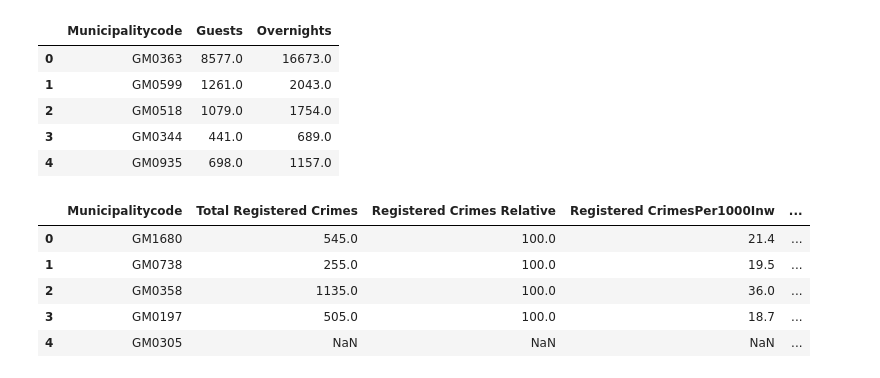
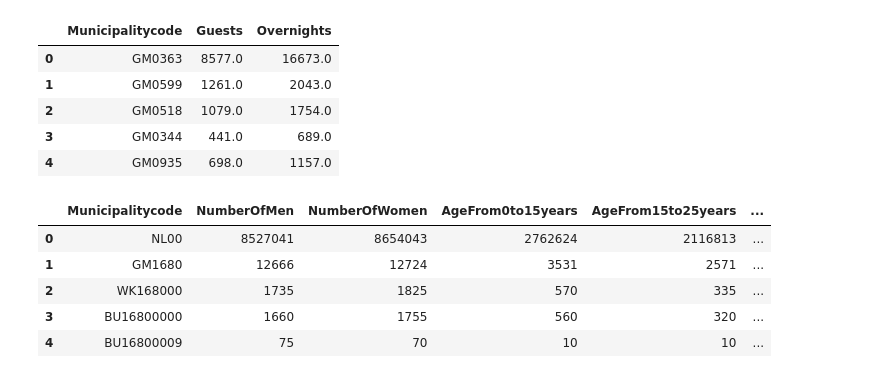
Before and after one commit to Rokra1995/ML-houseprice-pipeline, a Jupyter notebook: notebooks/Emmanuel.ipynb, the cells around one changed output. Cells and saved outputs as stored; diff of their text form; code cells hidden in the pictures.

```diff
--- a/notebooks/Emmanuel.ipynb
+++ b/notebooks/Emmanuel.ipynb
@@ -29,7 +29,15 @@ class DataLoader(object):
               print('ID, SoortMisdrijf & Perioden successfully dropped')
               data = data.replace(0.0, np.nan)
               data = data.replace(0, np.nan)
+              data = data.replace("       .", np.nan)
+              data = data.replace("         .", np.nan)
               print('All the zero values are replaced with NaN')
+              type_dict = {'Municipalitycode': 'string',
+                     'Registered CrimesPer1000Inw':'float',
+                     }
+
+              for k,v in type_dict.items():
+                     data = data.astype({k: v})
               return data
 
        def load_tourist_info(self):
@@ -41,13 +49,19 @@ class DataLoader(object):
               data = data.replace(0.0, np.nan)
               data = data.replace(0, np.nan)
               print('All the zero values are replaced with NaN')
+              type_dict = {'Municipalitycode': 'string',
+                     'Guests':'float',
+                     }
+
+              for k,v in type_dict.items():
+                     data = data.astype({k: v})
               return data
 
        def load_cbs_data(self):
               full_path = os.path.join(self.base_folder, 'data', 'raw', 'CBS_data.csv')
               data = pd.read_csv(full_path, sep=";")
               data = data.drop(['ID', 'Gemeentenaam_1', 'Codering_3'], axis=1)
-              data = data.rename(columns={'WijkenEnBuurten':'NeighborhoodsAndDistricts','Gemeentenaam_1':'NameOfMunicipality','Mannen_6':'NumberOfMen',
+              data = data.rename(columns={'WijkenEnBuurten':'Municipalitycode','Gemeentenaam_1':'NameOfMunicipality','Mannen_6':'NumberOfMen',
     'Vrouwen_7':'NumberOfWomen','k_0Tot15Jaar_8':'AgeFrom0to15years','k_15Tot25Jaar_9':'AgeFrom15to25years',
     'k_25Tot45Jaar_10' : 'AgeFrom25to45years','k_45Tot65Jaar_11' : 'AgeFrom45to65years','k_65JaarOfOuder_12' : 'AgeFrom65AndOlder',
     'Bevolkingsdichtheid_33' : 'PopulationDensity','Woningvoorraad_34' : 'HousingStock','PercentageBewoond_38' : 'PercentageInhabited',
@@ -55,15 +69,33 @@ class DataLoader(object):
     'BouwjaarVoor2000_45' : 'ConstructionYearBefore2000','BouwjaarVanaf2000_46' : 'ConstructionYearAfter2000',
     'GemiddeldInkomenPerInwoner_66' : 'AverageIncomePerCitizen','MeestVoorkomendePostcode_103' : 'MostCommonPostalCode','Dekkingspercentage_104' : 'CoveragePercentage'})
               print('ID, Gemeentenaam_1 & Codering_3 succesfully dropped')
-              data = data.replace(0.0, np.nan)
-              data = data.replace(0, np.nan)
               data = data.replace("       .", np.nan)
               data = data.replace("         .", np.nan)
-              print('All the zero values are replaced with NaN')
+              type_dict = {'Municipalitycode': 'string',
+                     'PopulationDensity':'float',
+                     'PercentageInhabited':'float',
+                     'PercentageUninhabited':'float',
+                     'OwnerOccupiedHouses':'float',
+                     'RentalHouses':'float',
+                     'ConstructionYearBefore2000':'float',
+                     'ConstructionYearAfter2000':'float',
+                     'AverageIncomePerCitizen':'float',
+                     'MostCommonPostalCode':'string',
+                     'CoveragePercentage':'float',
+                     }
+
+              for k,v in type_dict.items():
+                     data = data.astype({k: v})
               return data
 # %%
 dataloader = DataLoader(base_folder='/Users/eaowusu/Documents/Amsterdam University of Applied Science/COLLEGE YEAR 2020 l 2021/DDB - COURSES 2020 l 2021/BLOCK 2/Artificial Intelligence for Business/Team2-Know How to Google/product3team2')
+
+print('The Crime Data File:')
 crime_data = dataloader.load_crime_data()
+print("\n")
+print('The Tourist Data File:')
 tourist_info = dataloader.load_tourist_info()
-cbs_data = dataloader.load_cbs_data()
+print("\n")
+print('The CBS Data File:')
+cbs_data_old = dataloader.load_cbs_data()
 # %% [output]
@@ -83,11 +130,11 @@ tourist_info.head(5)
 | 3 | GM0344 | 441.0 | 689.0 |
 | 4 | GM0935 | 698.0 | 1157.0 |
 # %%
-crime_data.head(5)
+cbs_data_old.head(5)
 # %% [output]
-|  | Municipalitycode | Total Registered Crimes | Registered Crimes Relative | Registered CrimesPer1000Inw | ... |
-| 0 | GM1680 | 545.0 | 100.0 | 21.4 | ... |
-| 1 | GM0738 | 255.0 | 100.0 | 19.5 | ... |
-| 2 | GM0358 | 1135.0 | 100.0 | 36.0 | ... |
-| 3 | GM0197 | 505.0 | 100.0 | 18.7 | ... |
-| 4 | GM0305 | NaN | NaN | NaN | ... |
+|  | Municipalitycode | NumberOfMen | NumberOfWomen | AgeFrom0to15years | AgeFrom15to25years | ... |
+| 0 | NL00 | 8527041 | 8654043 | 2762624 | 2116813 | ... |
+| 1 | GM1680 | 12666 | 12724 | 3531 | 2571 | ... |
+| 2 | WK168000 | 1735 | 1825 | 570 | 335 | ... |
+| 3 | BU16800000 | 1660 | 1755 | 560 | 320 | ... |
+| 4 | BU16800009 | 75 | 70 | 10 | 10 | ... |
```
Also changed, not shown: parts of 18 cells of this notebook.
